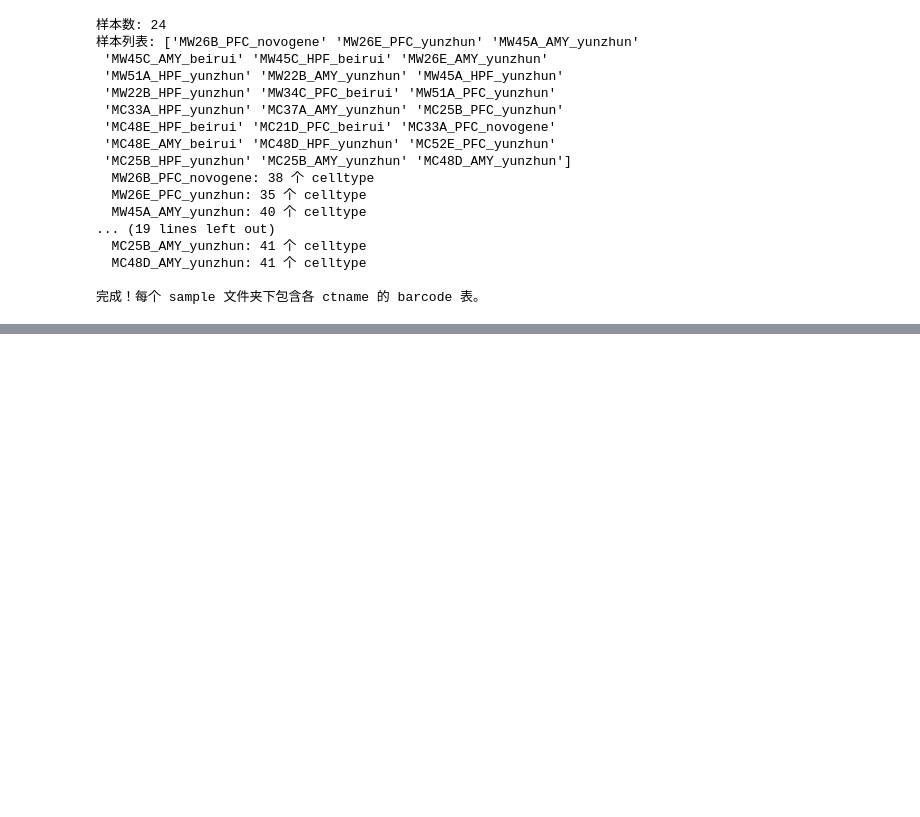
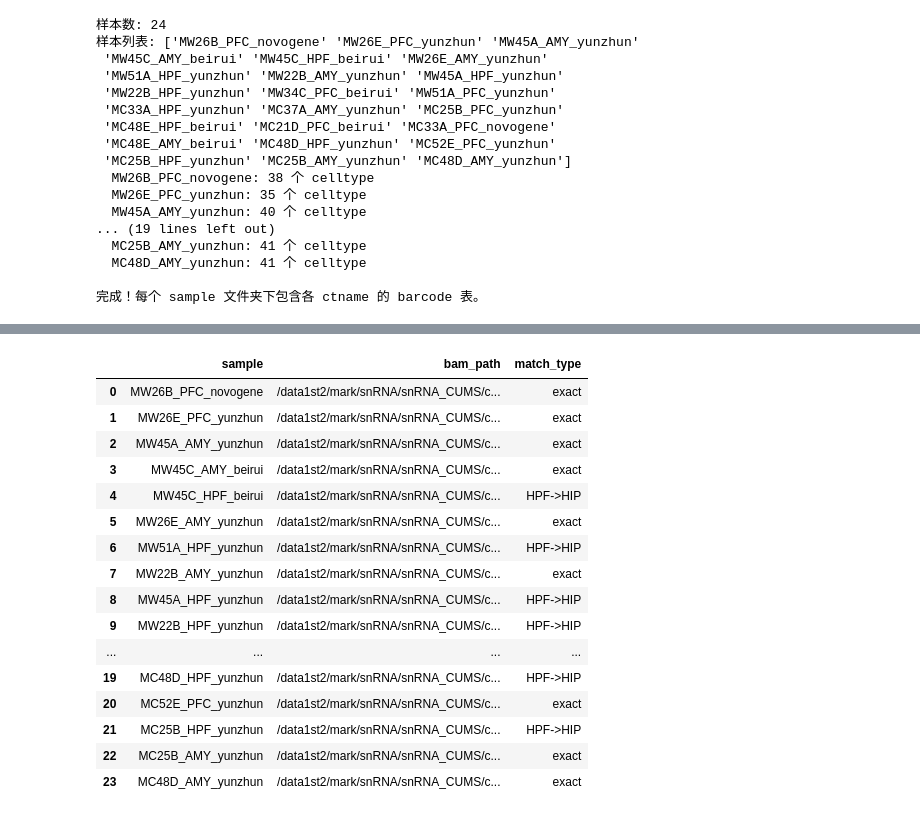
Before and after one commit to juychen/scmmd, a Jupyter notebook: 17_presnBC.ipynb, the cells around one changed output, grey strips where cells are left out. Cells and saved outputs as stored; diff of their text form; code cells hidden in the pictures; blank space fills up the shorter version.

```diff
--- a/17_presnBC.ipynb
+++ b/17_presnBC.ipynb
@@ -136,0 +201,20 @@ bamfiles = glob.glob("/data1st2/mark/snRNA/*/cellranger_output*/*/cellranger_out
+# %%
+df_selected_bam
+# %% [output]
+|  | sample | bam_path | match_type |
+| 0 | MW26B_PFC_novogene | /data1st2/mark/snRNA/snRNA_CUMS/c... | exact |
+| 1 | MW26E_PFC_yunzhun | /data1st2/mark/snRNA/snRNA_CUMS/c... | exact |
+| 2 | MW45A_AMY_yunzhun | /data1st2/mark/snRNA/snRNA_CUMS/c... | exact |
+| 3 | MW45C_AMY_beirui | /data1st2/mark/snRNA/snRNA_CUMS/c... | exact |
+| 4 | MW45C_HPF_beirui | /data1st2/mark/snRNA/snRNA_CUMS/c... | HPF->HIP |
+| 5 | MW26E_AMY_yunzhun | /data1st2/mark/snRNA/snRNA_CUMS/c... | exact |
+| 6 | MW51A_HPF_yunzhun | /data1st2/mark/snRNA/snRNA_CUMS/c... | HPF->HIP |
+| 7 | MW22B_AMY_yunzhun | /data1st2/mark/snRNA/snRNA_CUMS/c... | exact |
+| 8 | MW45A_HPF_yunzhun | /data1st2/mark/snRNA/snRNA_CUMS/c... | HPF->HIP |
+| 9 | MW22B_HPF_yunzhun | /data1st2/mark/snRNA/snRNA_CUMS/c... | HPF->HIP |
+| ... | ... | ... | ... |
+| 19 | MC48D_HPF_yunzhun | /data1st2/mark/snRNA/snRNA_CUMS/c... | HPF->HIP |
+| 20 | MC52E_PFC_yunzhun | /data1st2/mark/snRNA/snRNA_CUMS/c... | exact |
+| 21 | MC25B_HPF_yunzhun | /data1st2/mark/snRNA/snRNA_CUMS/c... | HPF->HIP |
+| 22 | MC25B_AMY_yunzhun | /data1st2/mark/snRNA/snRNA_CUMS/c... | exact |
+| 23 | MC48D_AMY_yunzhun | /data1st2/mark/snRNA/snRNA_CUMS/c... | exact |
```
Also changed, not shown: parts of 3 cells of this notebook, 2 other files.
